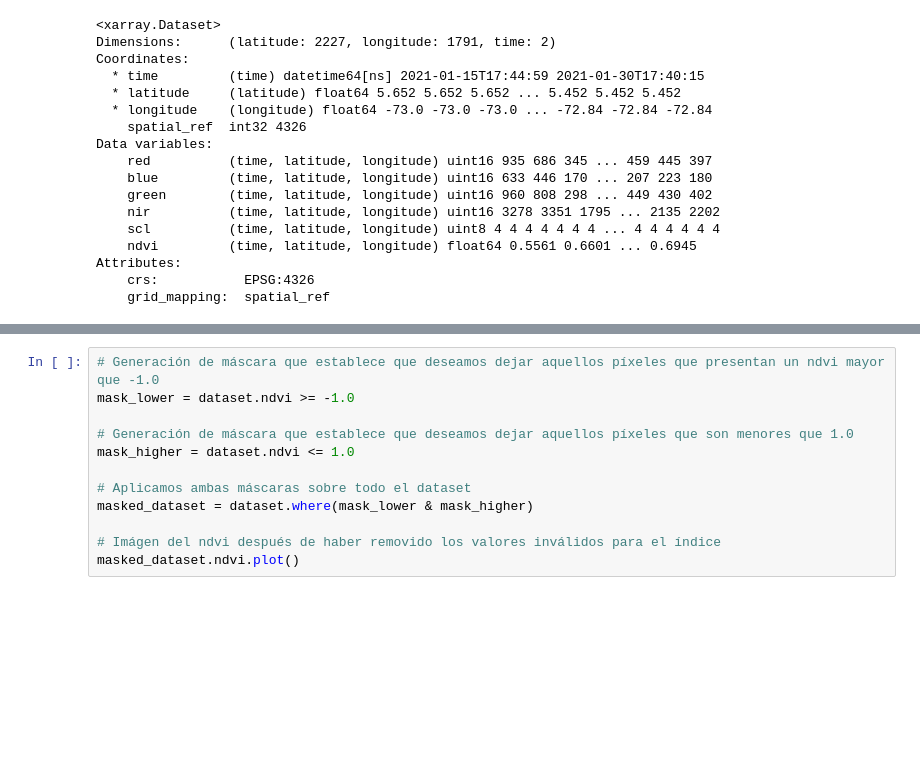
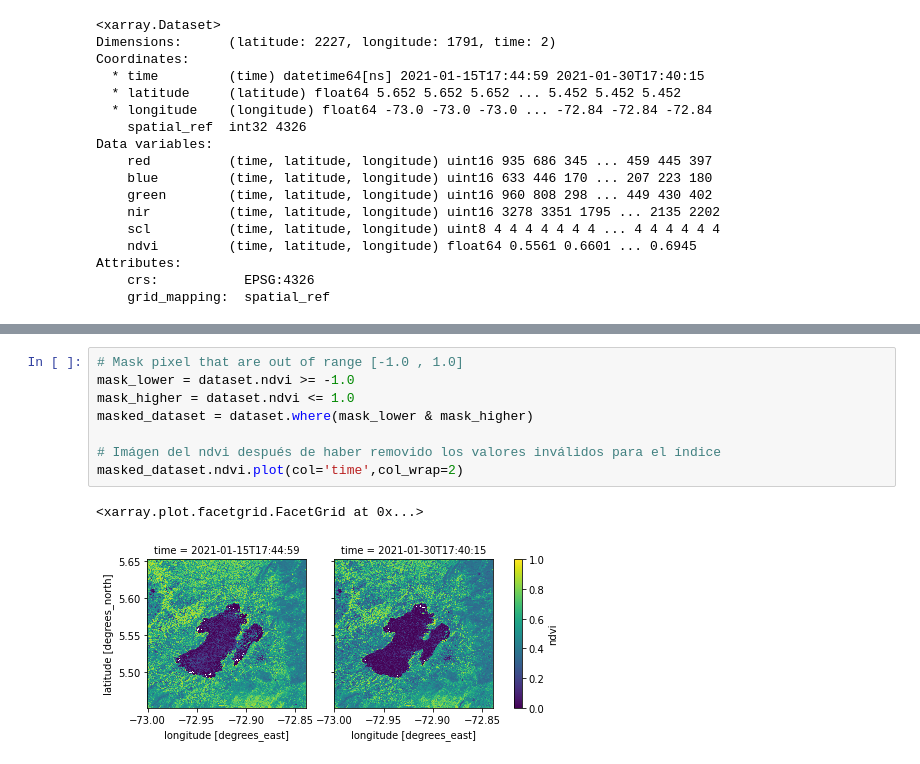
Before and after one commit to DonAurelio/geopython-2021, a Jupyter notebook: notebooks/3. Sentinel 2 - Normalized Vegetation Index (NDVI).ipynb, the cells around one changed output, grey strips where cells are left out. Saved outputs shown, nothing was run; the diff lists cells and outputs as text; blank space fills up the shorter version.

```diff
--- a/notebooks/3. Sentinel 2 - Normalized Vegetation Index (NDVI).ipynb
+++ b/notebooks/3. Sentinel 2 - Normalized Vegetation Index (NDVI).ipynb
@@ -260,12 +266,11 @@ dataset.ndvi.plot(col='time',col_wrap=4)
 # %%
-# Generación de máscara que establece que deseamos dejar aquellos píxeles que presentan un ndvi mayor que -1.0
+# Mask pixel that are out of range [-1.0 , 1.0]
 mask_lower = dataset.ndvi >= -1.0
-
-# Generación de máscara que establece que deseamos dejar aquellos píxeles que son menores que 1.0
 mask_higher = dataset.ndvi <= 1.0
-
-# Aplicamos ambas máscaras sobre todo el dataset
 masked_dataset = dataset.where(mask_lower & mask_higher)
 
 # Imágen del ndvi después de haber removido los valores inválidos para el índice
-masked_dataset.ndvi.plot()
+masked_dataset.ndvi.plot(col='time',col_wrap=2)
+# %% [output]
+<xarray.plot.facetgrid.FacetGrid at 0x...>
+[figure, added]
```
Also changed, not shown: parts of 13 cells of this notebook, 2 other files.
